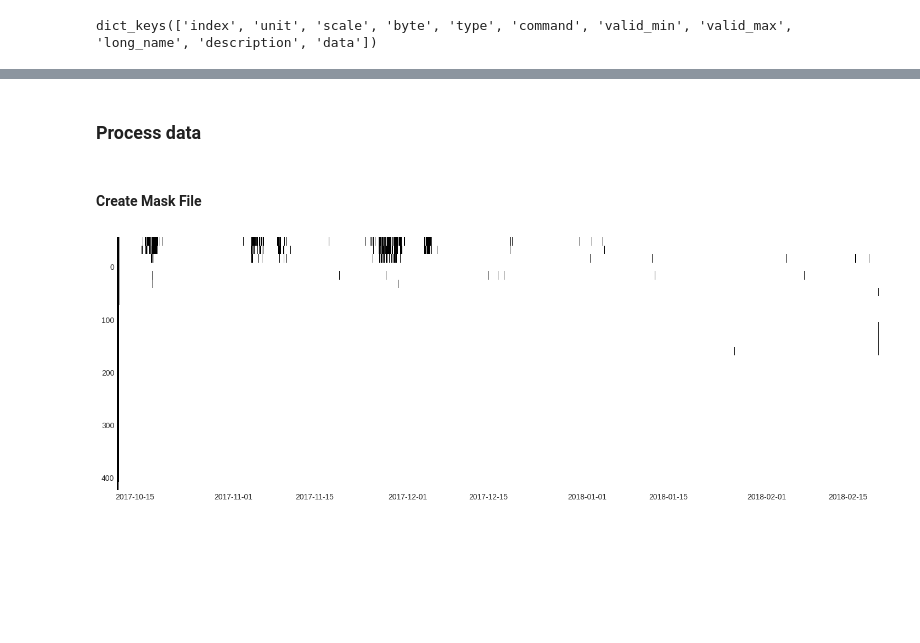
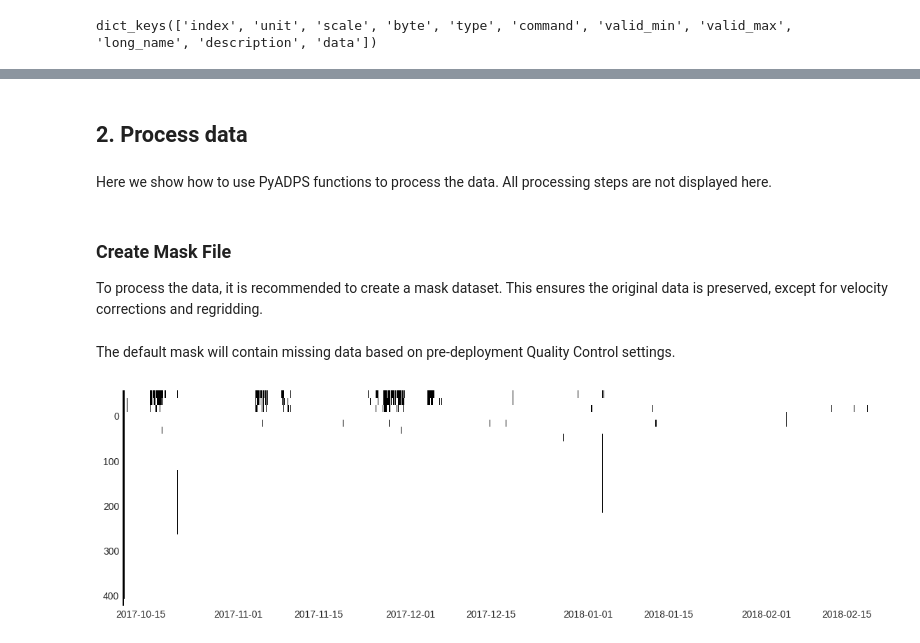
Before and after one commit to p-amol/pyadps, a Jupyter notebook: docs/source/example.ipynb, the cells around one changed output, grey strips where cells are left out. Cells and saved outputs as stored; diff of their text form; code cells hidden in the pictures; blank space fills up the shorter version.

Commit message:
Added notes for processing

```diff
--- a/docs/source/example.ipynb
+++ b/docs/source/example.ipynb
@@ -3,9 +3,10 @@
 
 Here we will demonstrate how to use `pyadps` in a Jupyter Notebook.
 # %%
-%matplotlib notebook
-from ipywidgets import *
+# Load important Python libraries.
 import numpy as np
 import pyadps
 import matplotlib.pyplot as plt
-# %matplotlib inline
+%matplotlib inline
+
+plt.rcParams['figure.figsize'] = [14, 4]
@@ -96,14 +134,20 @@ dict_keys(['index', 'unit', 'scale', 'byte', 'type', 'command', 'valid_min', 'va
 # %% [markdown]
-### **Process data**
+## **2. Process data**
+# %% [markdown]
+Here we show how to use PyADPS functions to process the data. All processing steps are not displayed here.
 # %% [markdown]
-#### Create Mask File
+### **Create Mask File**
+
+To process the data, it is recommended to create a mask dataset. This ensures the original data is preserved, except for velocity corrections and regridding.
 # %%
-mask = pyadps.default_mask(ds)
+default_mask = pyadps.default_mask(ds)
+mask = np.copy(default_mask)
+# %% [markdown]
+The default mask will contain missing data based on pre-deployment Quality Control settings.
 # %%
-plt.figure(figsize = (18,6))
 cs = plt.pcolor(X, Y, mask)
 ax = cs.axes
 ax.invert_yaxis()
 plt.show()
 # %% [output]
-[figure, old version]
+[figure, new version]
```
Also changed, not shown: parts of 21 cells of this notebook.
